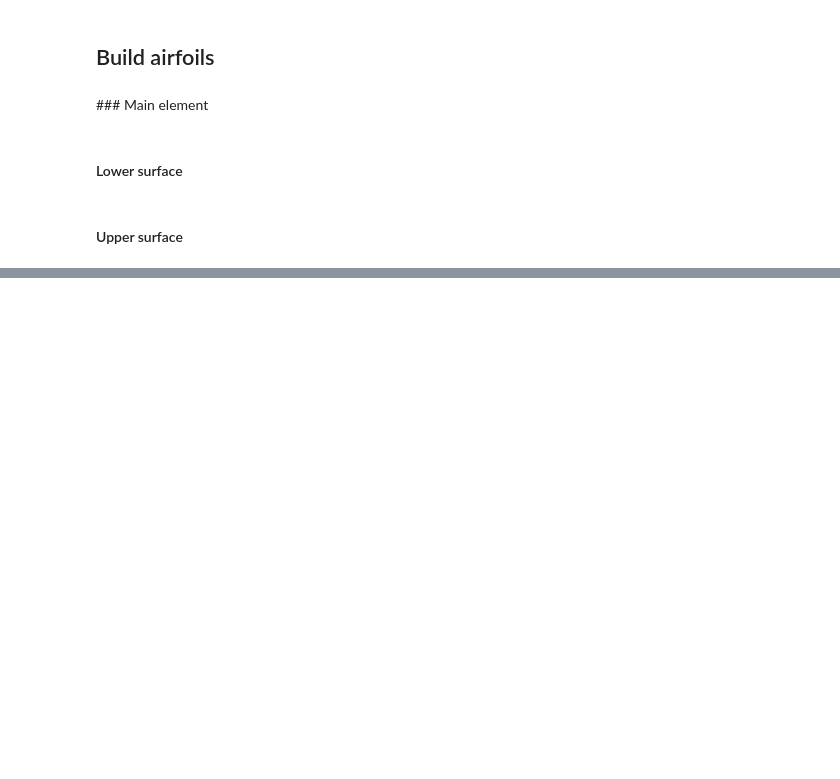
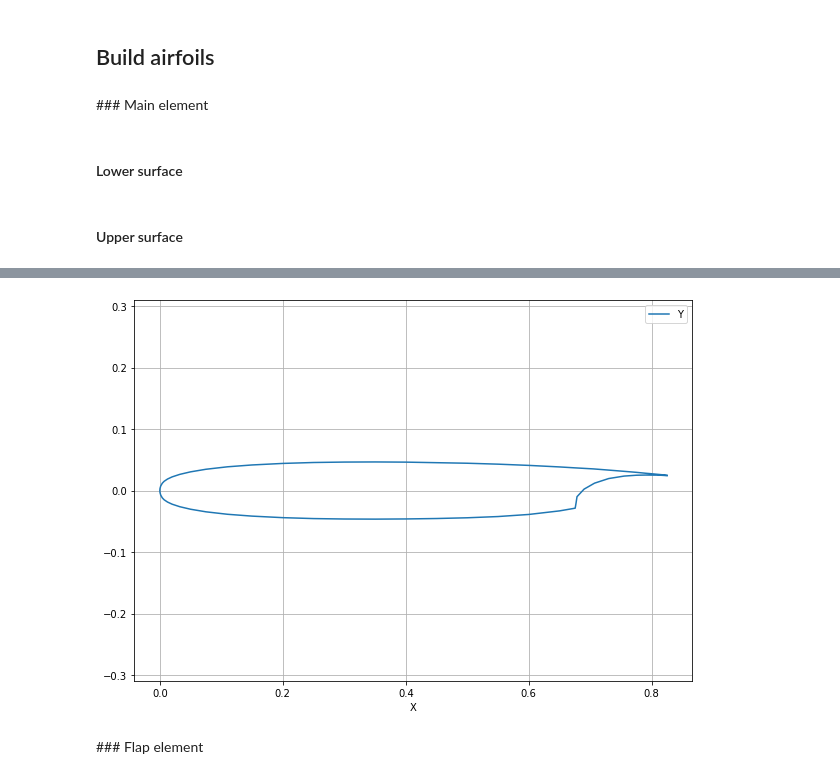
Before and after one commit to KikeM/high_lift, a Jupyter notebook: notebooks/Process airfoil shapes.ipynb, the cells around one changed output, grey strips where cells are left out. Cells and saved outputs as stored; diff of their text form; code cells hidden in the pictures; blank space fills up the shorter version.

```diff
--- a/notebooks/Process airfoil shapes.ipynb
+++ b/notebooks/Process airfoil shapes.ipynb
@@ -84,0 +135,10 @@ plt.grid()
+# %%
+concat = np.concatenate([main_lower.reset_index().values, main_upper.reset_index().values])
+coordinates_main = pd.DataFrame(concat, columns = ["X", "Y"])
+
+coordinates_main.set_index("X").plot()
+
+plt.axis('equal')
+plt.grid()
+# %% [output]
+[figure, added]
@@ -84,0 +149,2 @@ plt.grid()
+# %% [markdown]
+### Flap element
```
Also changed, not shown: parts of 13 cells of this notebook, 11 other files.
